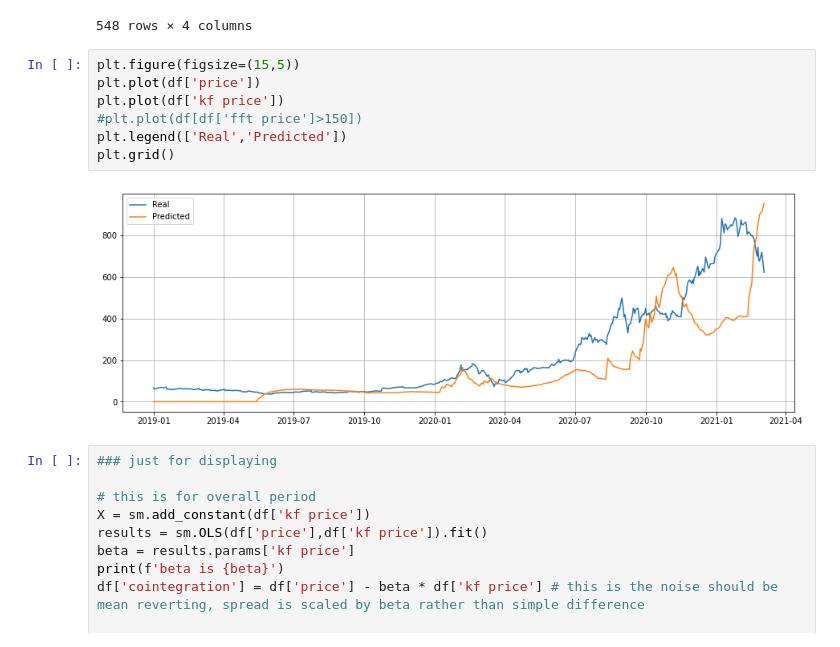
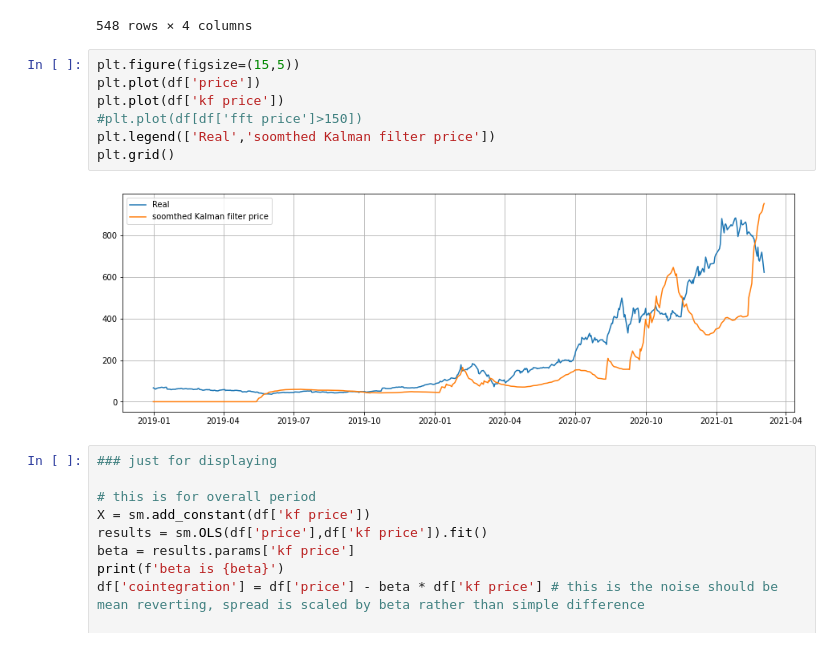
Before and after one commit to xcycharles/scientificProject, a Jupyter notebook: notebooks/stat arb research with FFT, Kalman, unit root approach.ipynb, the cells around one changed output. Saved outputs shown, nothing was run; the diff lists cells and outputs as text.

```diff
--- a/notebooks/stat arb research with FFT, Kalman, unit root approach.ipynb
+++ b/notebooks/stat arb research with FFT, Kalman, unit root approach.ipynb
@@ -280,12 +280,12 @@ df
 # %%
 plt.figure(figsize=(15,5))
 plt.plot(df['price'])
 plt.plot(df['kf price'])
 #plt.plot(df[df['fft price']>150])
-plt.legend(['Real','Predicted'])
+plt.legend(['Real','soomthed Kalman filter price'])
 plt.grid()
 # %% [output]
-[figure, old version]
+[figure, new version]
 # %%
 ### just for displaying
 
```
Also changed, not shown: parts of 4 cells of this notebook, 4 other files.
